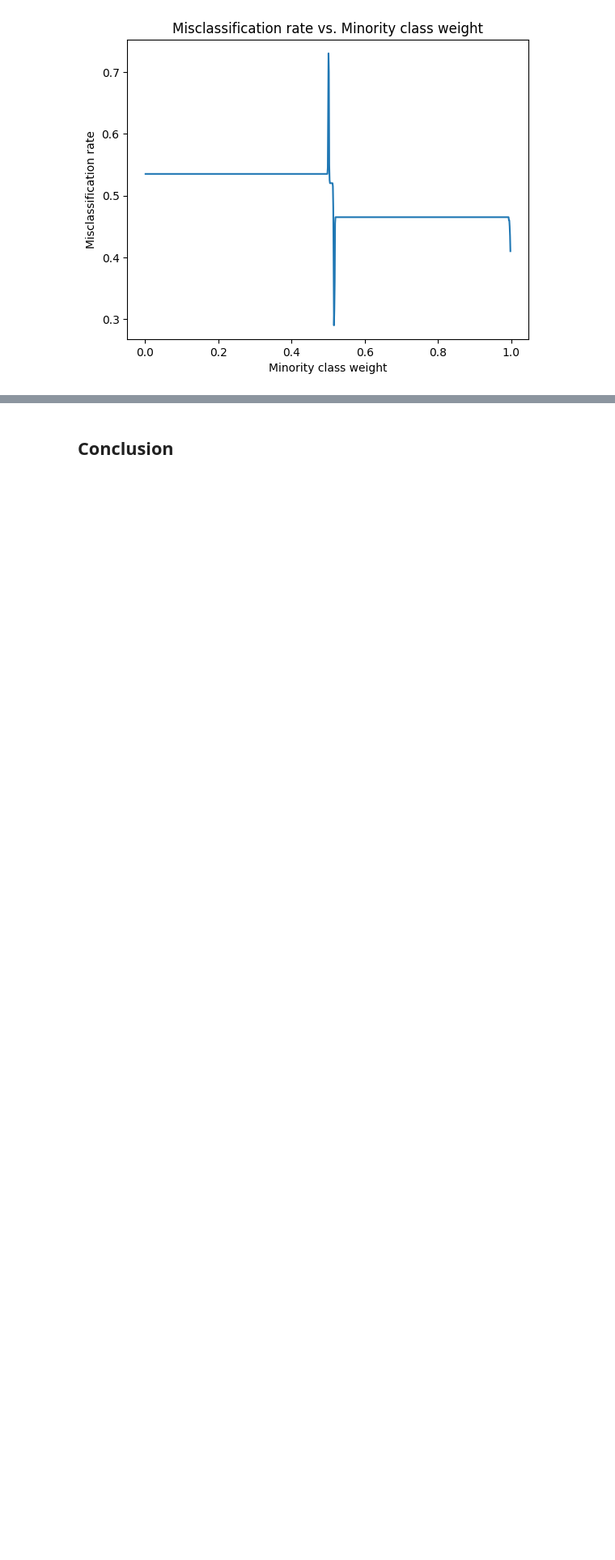
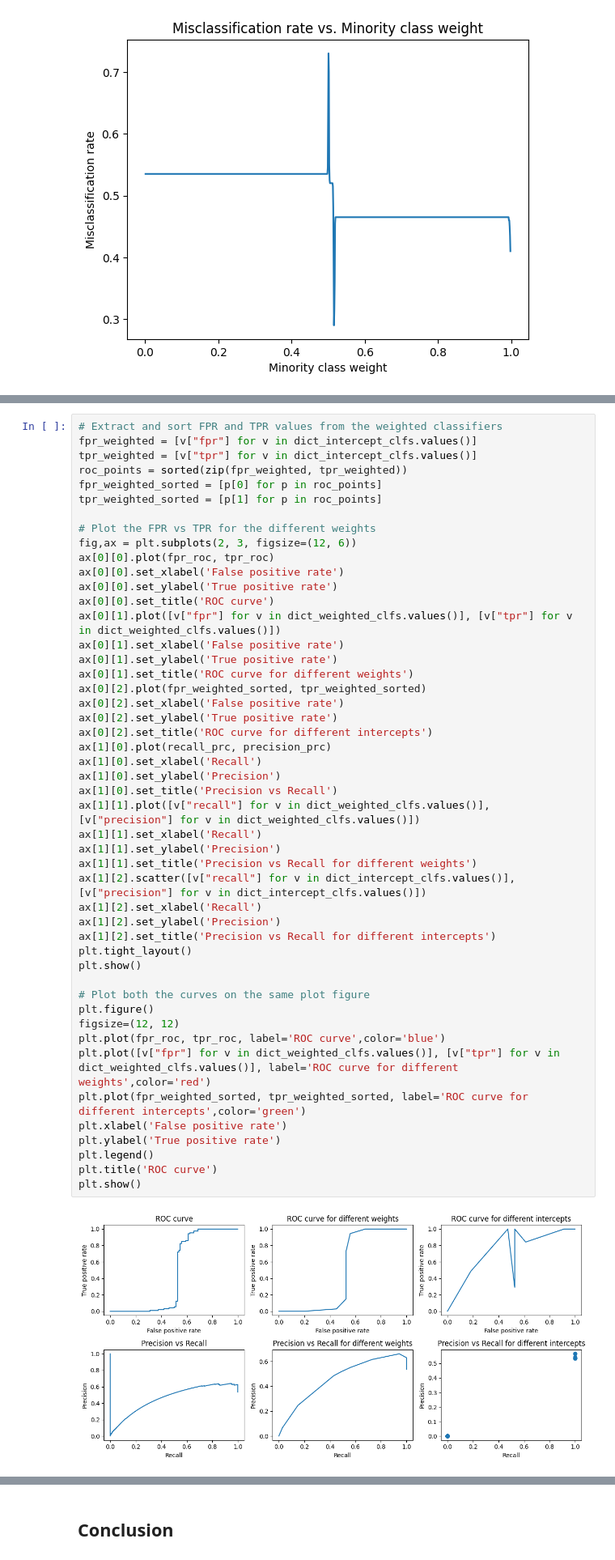
Before and after one commit to katzkid/RoC_Analysis, a Jupyter notebook: RoC_Analysis.ipynb, the cells around one changed output, grey strips where cells are left out. Shown at 81% size. Drawn from its saved outputs; the diff is of its cells as text; blank space fills up the shorter version.

Commit message:
vary intercept for logistic after asymmetric balancing

```diff
--- a/RoC_Analysis.ipynb
+++ b/RoC_Analysis.ipynb
@@ -327,0 +416,50 @@ plt.show()
+# %%
+# Extract and sort FPR and TPR values from the weighted classifiers
+fpr_weighted = [v["fpr"] for v in dict_intercept_clfs.values()]
+tpr_weighted = [v["tpr"] for v in dict_intercept_clfs.values()]
+roc_points = sorted(zip(fpr_weighted, tpr_weighted))
+fpr_weighted_sorted = [p[0] for p in roc_points]
+tpr_weighted_sorted = [p[1] for p in roc_points]
+
+# Plot the FPR vs TPR for the different weights
+fig,ax = plt.subplots(2, 3, figsize=(12, 6))
+ax[0][0].plot(fpr_roc, tpr_roc)
+ax[0][0].set_xlabel('False positive rate')
+ax[0][0].set_ylabel('True positive rate')
+ax[0][0].set_title('ROC curve')
+ax[0][1].plot([v["fpr"] for v in dict_weighted_clfs.values()], [v["tpr"] for v in dict_weighted_clfs.values()])
+ax[0][1].set_xlabel('False positive rate')
+ax[0][1].set_ylabel('True positive rate')
+ax[0][1].set_title('ROC curve for different weights')
+ax[0][2].plot(fpr_weighted_sorted, tpr_weighted_sorted)
+ax[0][2].set_xlabel('False positive rate')
+ax[0][2].set_ylabel('True positive rate')
+ax[0][2].set_title('ROC curve for different intercepts')
+ax[1][0].plot(recall_prc, precision_prc)
+ax[1][0].set_xlabel('Recall')
+ax[1][0].set_ylabel('Precision')
+ax[1][0].set_title('Precision vs Recall')
+ax[1][1].plot([v["recall"] for v in dict_weighted_clfs.values()], [v["precision"] for v in dict_weighted_clfs.values()])
+ax[1][1].set_xlabel('Recall')
+ax[1][1].set_ylabel('Precision')
+ax[1][1].set_title('Precision vs Recall for different weights')
+ax[1][2].scatter([v["recall"] for v in dict_intercept_clfs.values()], [v["precision"] for v in dict_intercept_clfs.values()])
+ax[1][2].set_xlabel('Recall')
+ax[1][2].set_ylabel('Precision')
+ax[1][2].set_title('Precision vs Recall for different intercepts')
+plt.tight_layout()
+plt.show()
+
+# Plot both the curves on the same plot figure
+plt.figure()
+figsize=(12, 12)
+plt.plot(fpr_roc, tpr_roc, label='ROC curve',color='blue')
+plt.plot([v["fpr"] for v in dict_weighted_clfs.values()], [v["tpr"] for v in dict_weighted_clfs.values()], label='ROC curve for different weights',color='red')
+plt.plot(fpr_weighted_sorted, tpr_weighted_sorted, label='ROC curve for different intercepts',color='green')
+plt.xlabel('False positive rate')
+plt.ylabel('True positive rate')
+plt.legend()
+plt.title('ROC curve')
+plt.show()
+# %% [output]
+[figure, added]
```
Also changed, not shown: parts of 5 cells of this notebook.
